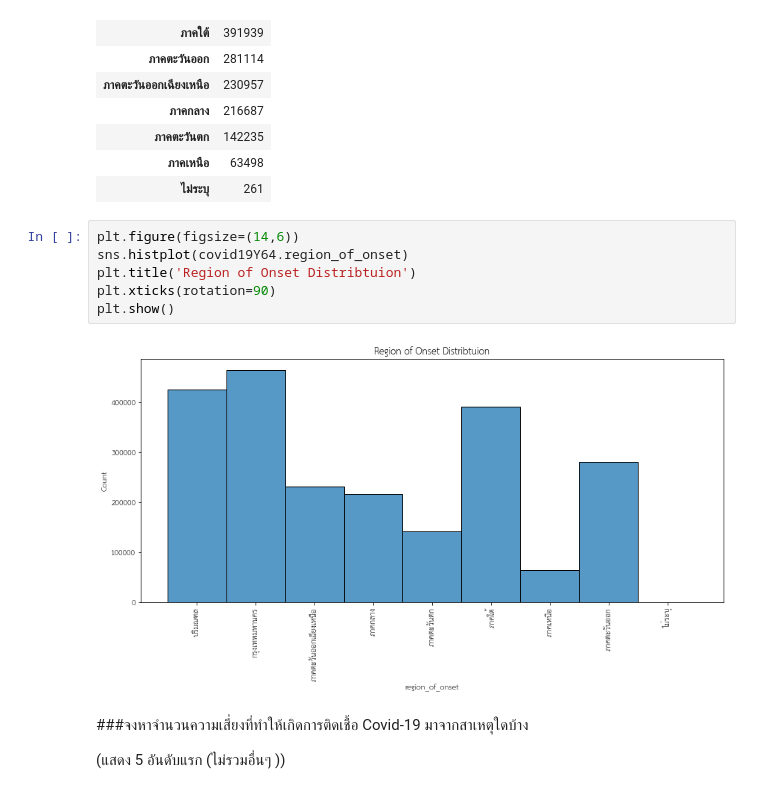
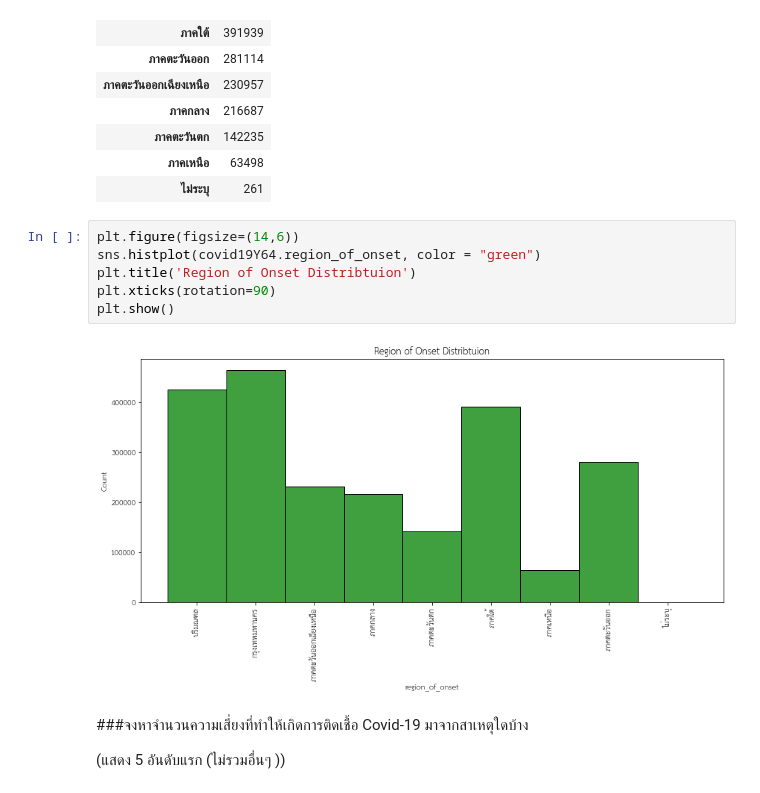
Before and after one commit to Toeysamm/2-64-NIDA-DADS5001, a Jupyter notebook: Covid19_midterm.ipynb, the cells around one changed output. Saved outputs shown, nothing was run; the diff lists cells and outputs as text.

```diff
--- a/Covid19_midterm.ipynb
+++ b/Covid19_midterm.ipynb
@@ -547,12 +547,12 @@ covid19Y64.groupby(by=["region_of_onset"]).index.count().sort_values(ascending=F
 | ไม่ระบุ | 261 |
 # %%
 plt.figure(figsize=(14,6))
-sns.histplot(covid19Y64.region_of_onset)
+sns.histplot(covid19Y64.region_of_onset, color = "green")
 plt.title('Region of Onset Distribtuion')
 plt.xticks(rotation=90)
 plt.show()
 # %% [output]
-[figure, old version]
+[figure, new version]
 # %% [markdown]
 ###จงหาจำนวนความเสี่ยงที่ทำให้เกิดการติดเชื้อ Covid-19 มาจากสาเหตุใดบ้าง
 
```
Also changed, not shown: parts of 21 cells of this notebook.
